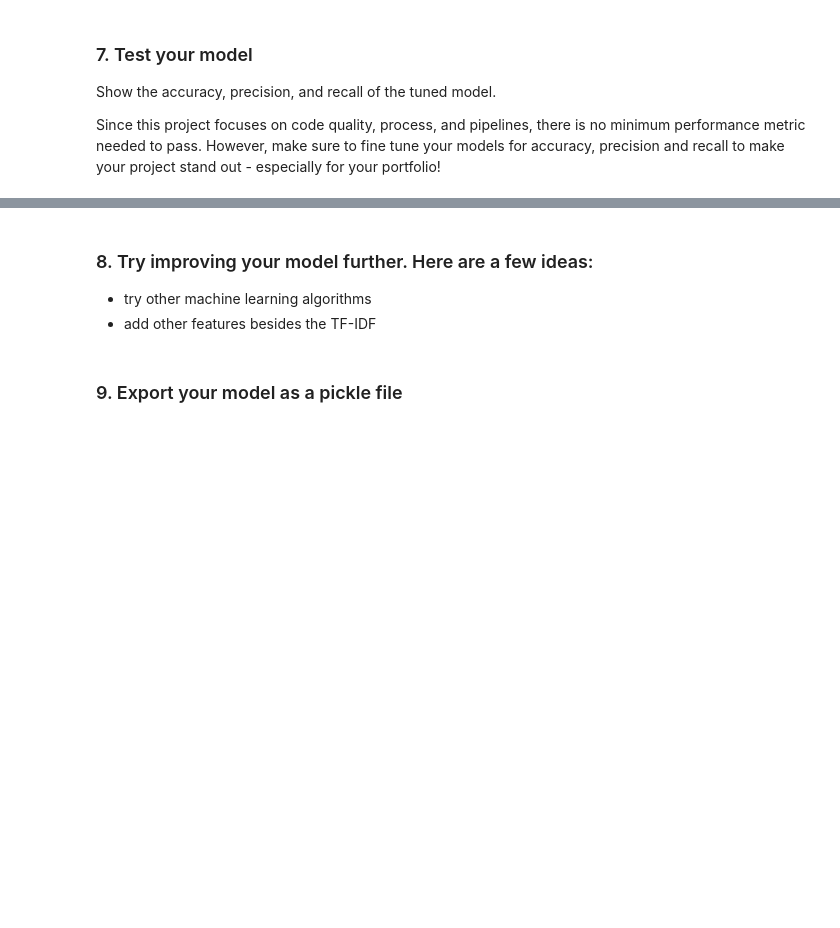
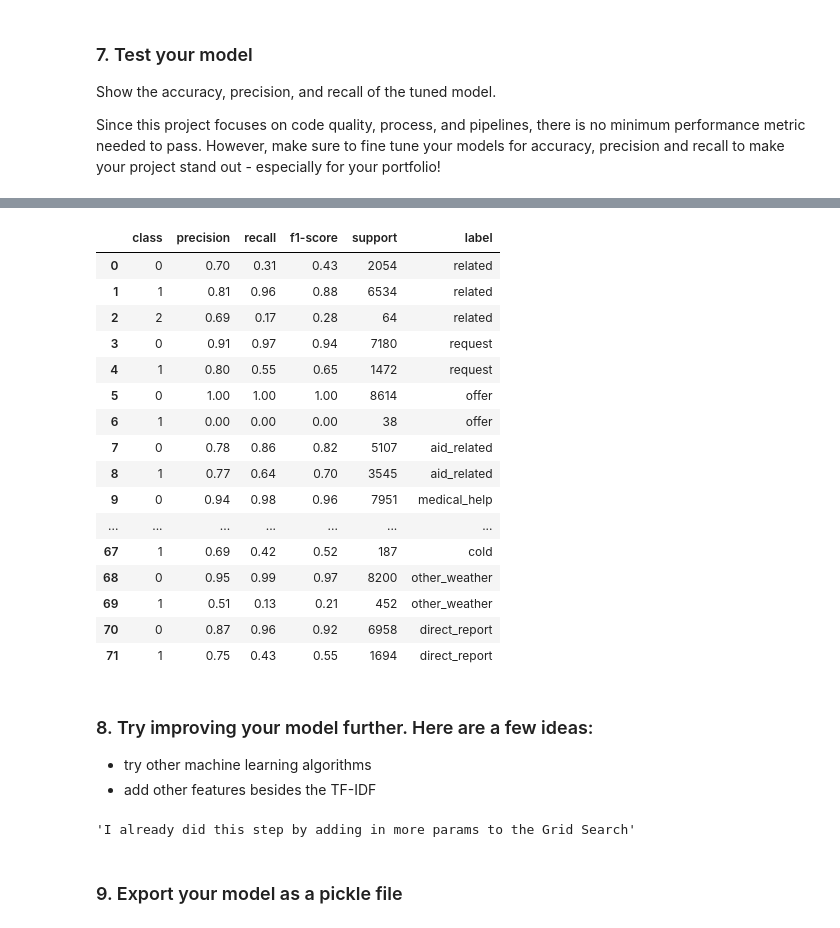
Before and after one commit to jmnickerson05/udacity_disaster_response_pipelines, a Jupyter notebook: ML Pipeline Preparation.ipynb, the cells around one changed output, grey strips where cells are left out. Cells and saved outputs as stored; diff of their text form; code cells hidden in the pictures; blank space fills up the shorter version.

Commit message:
Completing ML Pipeline notebook

```diff
--- a/ML Pipeline Preparation.ipynb
+++ b/ML Pipeline Preparation.ipynb
@@ -233,3 +295,6 @@ cv.best_estimator_.steps
 Show the accuracy, precision, and recall of the tuned model.
 
 Since this project focuses on code quality, process, and  pipelines, there is no minimum performance metric needed to pass. However, make sure to fine tune your models for accuracy, precision and recall to make your project stand out - especially for your portfolio!
+# %%
+%%time
+predictions = pipeline2.predict(X_test)
@@ -235,0 +304,26 @@ Since this project focuses on code quality, process, and  pipelines, there is no
+# %%
+%%time
+pd.set_option('display.max_rows', 500)
+
+def make_classification_report():
+    def classification_report_csv(col, report):
+        """Adapted from:
+        https://stackoverflow.com/questions/39662398/scikit-learn-output-
+        metrics-classification-report-into-csv-tab-delimited-format
+        """
+        lines = report.splitlines()
+        report, lines = lines[0].split(), lines[2:-4]
+        df = pd.DataFrame([ln.split() for ln in lines], columns=['class']+report)
+        df['label'] = col
+        return df
+
+    report_df = pd.DataFrame()
+    yhat_df = pd.DataFrame(predictions, columns=y_test.columns)
+    for col in y_test.columns:
+        report_df = pd.concat([report_df, classification_report_csv(col, classification_report(y_test[col], yhat_df[col]))])
+    report_df = report_df.reset_index()
+    report_df = report_df.drop(['index'], axis=1)
+    return report_df
+
+make_classification_report()
+# %% [output]
@@ -236,7 +332,28 @@ Since this project focuses on code quality, process, and  pipelines, there is no
+|  | class | precision | recall | f1-score | support | label |
+| 0 | 0 | 0.70 | 0.31 | 0.43 | 2054 | related |
+| 1 | 1 | 0.81 | 0.96 | 0.88 | 6534 | related |
+| 2 | 2 | 0.69 | 0.17 | 0.28 | 64 | related |
+| 3 | 0 | 0.91 | 0.97 | 0.94 | 7180 | request |
+| 4 | 1 | 0.80 | 0.55 | 0.65 | 1472 | request |
+| 5 | 0 | 1.00 | 1.00 | 1.00 | 8614 | offer |
+| 6 | 1 | 0.00 | 0.00 | 0.00 | 38 | offer |
+| 7 | 0 | 0.78 | 0.86 | 0.82 | 5107 | aid_related |
+| 8 | 1 | 0.77 | 0.64 | 0.70 | 3545 | aid_related |
+| 9 | 0 | 0.94 | 0.98 | 0.96 | 7951 | medical_help |
+| ... | ... | ... | ... | ... | ... | ... |
+| 67 | 1 | 0.69 | 0.42 | 0.52 | 187 | cold |
+| 68 | 0 | 0.95 | 0.99 | 0.97 | 8200 | other_weather |
+| 69 | 1 | 0.51 | 0.13 | 0.21 | 452 | other_weather |
+| 70 | 0 | 0.87 | 0.96 | 0.92 | 6958 | direct_report |
+| 71 | 1 | 0.75 | 0.43 | 0.55 | 1694 | direct_report |
 # %% [markdown]
 ### 8. Try improving your model further. Here are a few ideas:
 * try other machine learning algorithms
 * add other features besides the TF-IDF
+# %%
+"""I believe I already did this step by adding in more params to the Grid Search"""
+# %% [output]
+'I already did this step by adding in more params to the Grid Search'
 # %% [markdown]
 ### 9. Export your model as a pickle file
 # %% [markdown]
```
Also changed, not shown: parts of 4 cells of this notebook.
